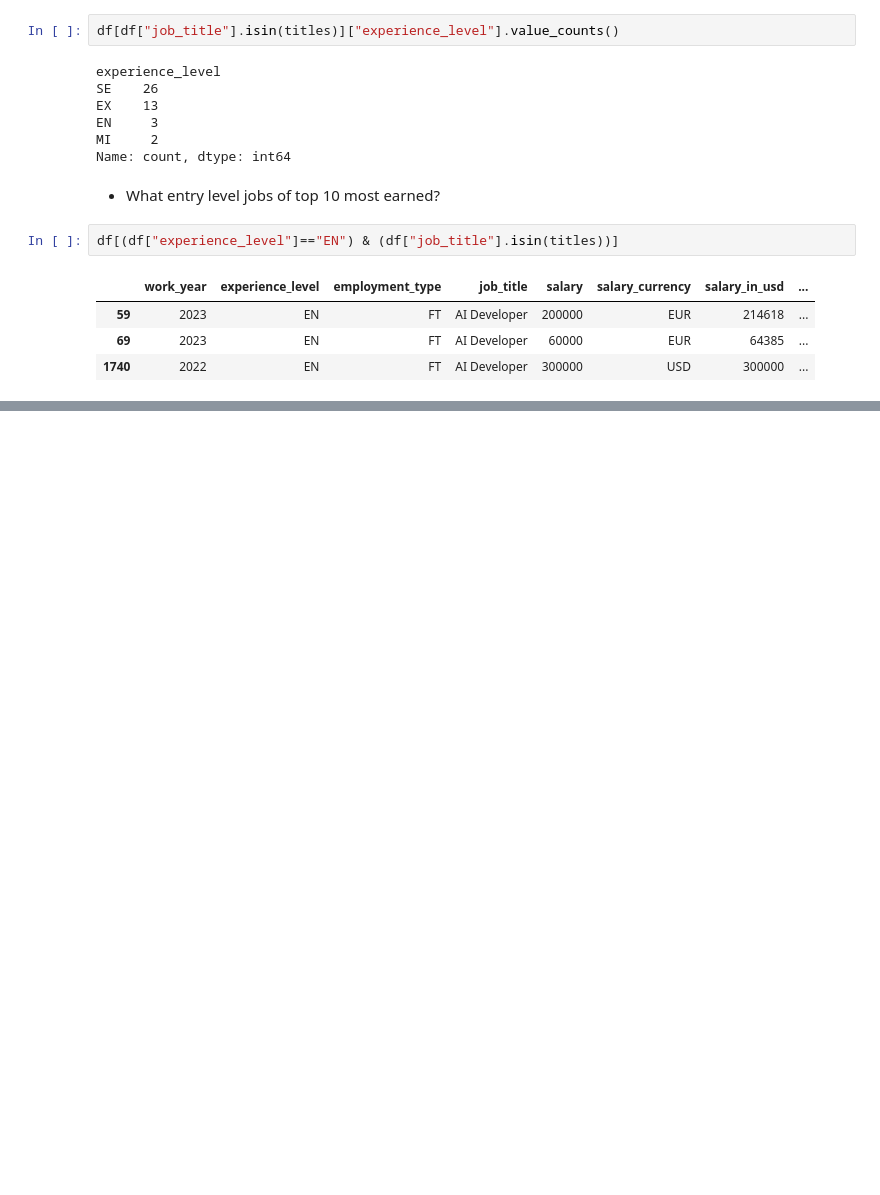
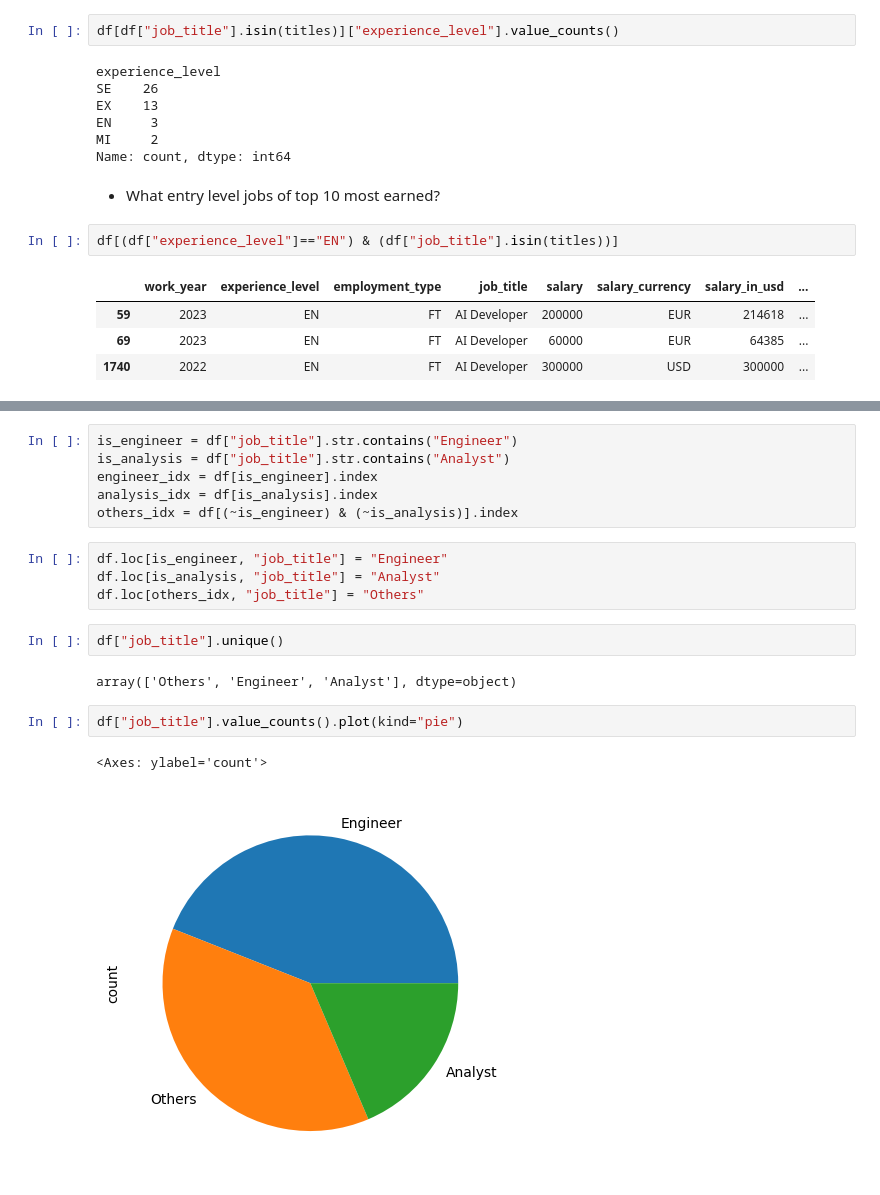
Before and after one commit to luumsk/NSU_Python, a Jupyter notebook: nbs/assignments/Practice.ipynb, the cells around one changed output, grey strips where cells are left out. Drawn from its saved outputs; the diff is of its cells as text; blank space fills up the shorter version.

```diff
--- a/nbs/assignments/Practice.ipynb
+++ b/nbs/assignments/Practice.ipynb
@@ -328,0 +364,19 @@ df[(df["experience_level"]=="EN") & (df["job_title"].isin(titles))]
+# %%
+is_engineer = df["job_title"].str.contains("Engineer")
+is_analysis = df["job_title"].str.contains("Analyst")
+engineer_idx = df[is_engineer].index
+analysis_idx = df[is_analysis].index
+others_idx = df[(~is_engineer) & (~is_analysis)].index
+# %%
+df.loc[is_engineer, "job_title"] = "Engineer"
+df.loc[is_analysis, "job_title"] = "Analyst"
+df.loc[others_idx, "job_title"] = "Others"
+# %%
+df["job_title"].unique()
+# %% [output]
+array(['Others', 'Engineer', 'Analyst'], dtype=object)
+# %%
+df["job_title"].value_counts().plot(kind="pie")
+# %% [output]
+<Axes: ylabel='count'>
+[figure, added]
```
Also changed, not shown: parts of 6 cells of this notebook.
